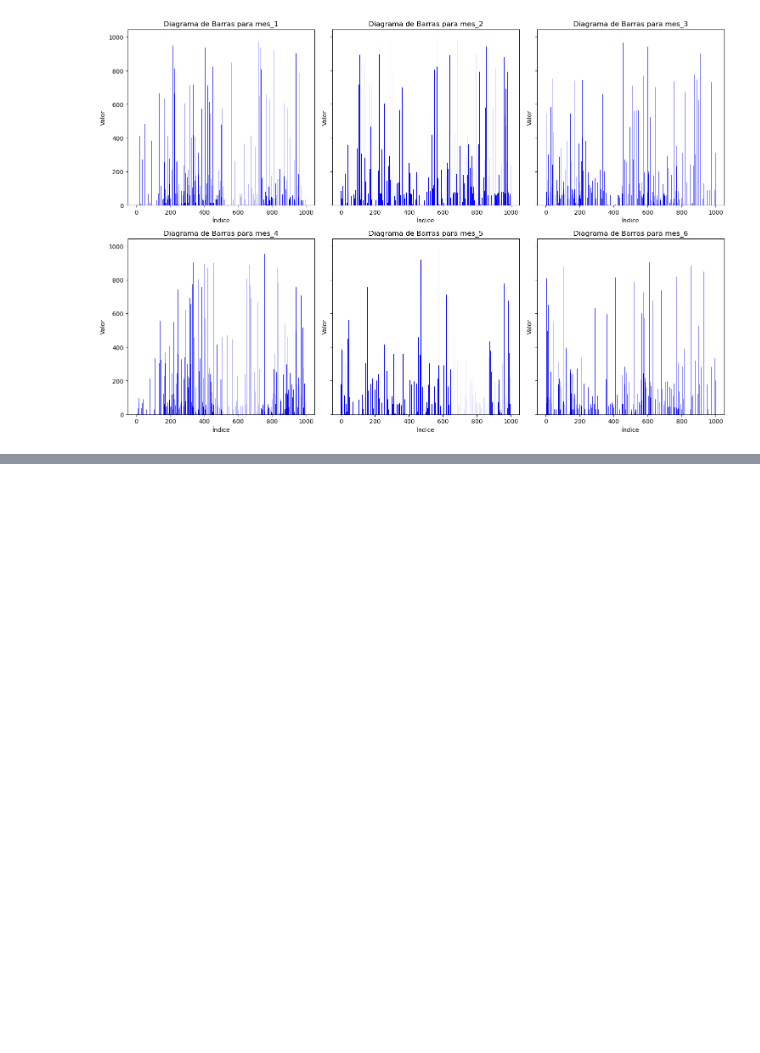
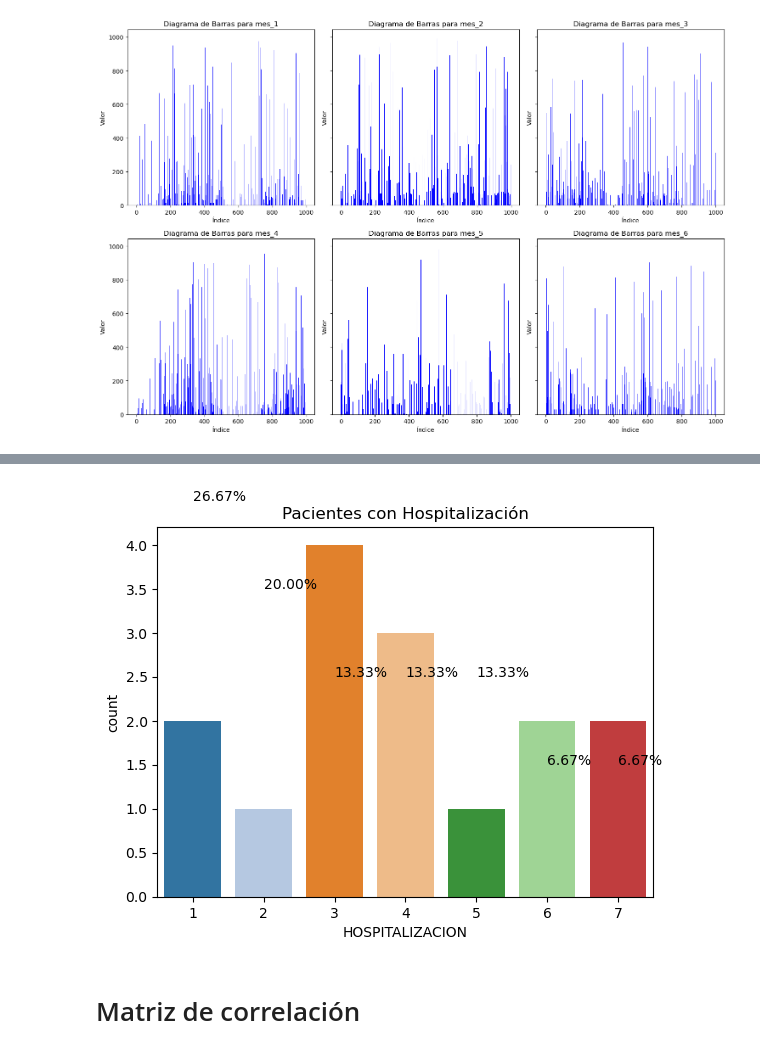
Before and after one commit to carlosjara/MCD_FAII, a Jupyter notebook: FAII/Talleres/Taller_Practico/Taller_I.ipynb, the cells around one changed output, grey strips where cells are left out. Saved outputs shown, nothing was run; the diff lists cells and outputs as text; code cells hidden in the pictures; blank space fills up the shorter version.

```diff
--- a/FAII/Talleres/Taller_Practico/Taller_I.ipynb
+++ b/FAII/Talleres/Taller_Practico/Taller_I.ipynb
@@ -310,0 +379,24 @@ plt.show()
+# %%
+
+filtered_df = df[df['HOSPITALIZACION'] > 0]
+
+# Contar el número de ocurrencias para cada valor de 'HOSPITALIZACION'
+counts = filtered_df['HOSPITALIZACION'].value_counts()
+
+# Calcular los porcentajes
+total = counts.sum()
+porcentajes = [(count / total) * 100 for count in counts]
+
+# Crear el gráfico
+sns.countplot(x=filtered_df['HOSPITALIZACION'], palette='tab20')
+
+# Anotar los porcentajes en el gráfico
+for i, count in enumerate(counts):
+    plt.text(i, count + 0.5, f'{porcentajes[i]:.2f}%')
+
+plt.title('Pacientes con Hospitalización')
+plt.show()
+# %% [output]
+[figure, added]
+# %% [markdown]
+# Matriz de correlación
```
Also changed, not shown: parts of 8 cells of this notebook, 1 other file.
